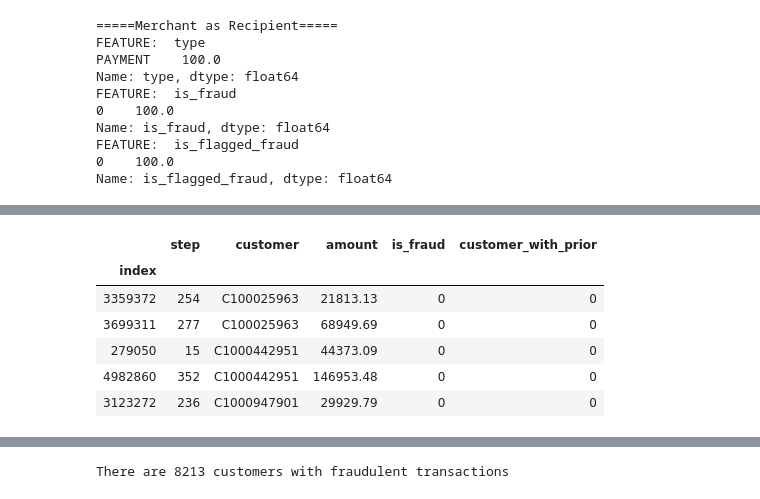
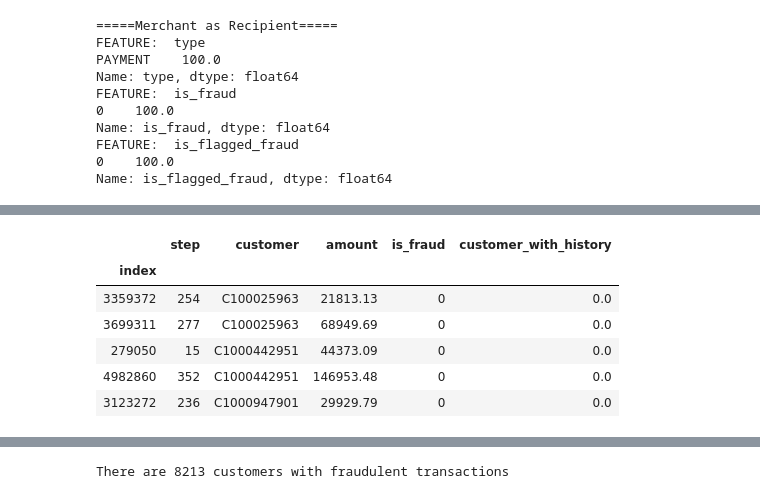
Before and after one commit to valmadrid/Detecting-Financial-Fraud-Transactions, a Jupyter notebook: financial_fraud.ipynb, the cells around one changed output, grey strips where cells are left out. Saved outputs shown, nothing was run; the diff lists cells and outputs as text; code cells hidden in the pictures.

```diff
--- a/financial_fraud.ipynb
+++ b/financial_fraud.ipynb
@@ -337,27 +496,33 @@ Name: is_flagged_fraud, dtype: float64
 # %%
-repeated_customer = df[df.customer.duplicated(keep=False) == True][[
-    "step", "customer", "amount", "is_fraud"
-]].sort_values(["customer", "step"]).reset_index(drop=False)
+# Get all customer IDs that appeared more than once
+# repeated_customer = df[df.customer.duplicated(keep=False) == True][[
+#     "step", "customer", "amount", "is_fraud"
+# ]].sort_values(["customer", "step"]).reset_index(drop=False)
 
-for i in range(1, len(repeated_customer)):
-    if (repeated_customer.customer.iloc[i] == repeated_customer.customer.iloc[
-            i - 1]) & (repeated_customer.step.iloc[i] >
-                       repeated_customer.step.iloc[i - 1]) & (
-                           repeated_customer.is_fraud.iloc[i - 1] == 1):
-        repeated_customer.at[i, "customer_with_prior"] = 1
-    else:
-        repeated_customer.at[i, "customer_with_prior"] = 0
-repeated_customer.at[0, "customer_with_prior"] = 0
-repeated_customer.customer_with_prior = repeated_customer.customer_with_prior.astype(
-    "int64", errors="ignore")
+# # Add a column to mark all IDs with fraud history
+# repeated_customer["customer_with_history"] = pd.Series([])
+# for i in range(1, len(repeated_customer)):
+#     if (repeated_customer.customer.iloc[i] ==
+#             repeated_customer.customer.iloc[  # same customer ID
+#                 i - 1]
+#         ) & (
+#             repeated_customer.step.iloc[i] >  # event in row i comes after i-1
+#             repeated_customer.step.iloc[i - 1]) & (
+#                 (repeated_customer.is_fraud.iloc[i - 1] == 1)
+#                 |  #either i-1 event was a fraud or i-1 customer had history
+#                 (repeated_customer.customer_with_history[i - 1] == 1)):
+#         repeated_customer.customer_with_history.iloc[i] = 1
+#     else:
+#         repeated_customer.customer_with_history.iloc[i] = 0
+# repeated_customer.customer_with_history.iloc[0] = 0
 
-repeated_customer.set_index("index", drop=True, inplace=True)
-repeated_customer.head()
+# repeated_customer.set_index("index", drop=True, inplace=True)
+# repeated_customer.head()
 # %% [output]
-|  | step | customer | amount | is_fraud | customer_with_prior |
+|  | step | customer | amount | is_fraud | customer_with_history |
 | index |  |  |  |  |  |
-| 3359372 | 254 | C100025963 | 21813.13 | 0 | 0 |
-| 3699311 | 277 | C100025963 | 68949.69 | 0 | 0 |
-| 279050 | 15 | C1000442951 | 44373.09 | 0 | 0 |
-| 4982860 | 352 | C1000442951 | 146953.48 | 0 | 0 |
-| 3123272 | 236 | C1000947901 | 29929.79 | 0 | 0 |
+| 3359372 | 254 | C100025963 | 21813.13 | 0 | 0.0 |
+| 3699311 | 277 | C100025963 | 68949.69 | 0 | 0.0 |
+| 279050 | 15 | C1000442951 | 44373.09 | 0 | 0.0 |
+| 4982860 | 352 | C1000442951 | 146953.48 | 0 | 0.0 |
+| 3123272 | 236 | C1000947901 | 29929.79 | 0 | 0.0 |
```
Also changed, not shown: parts of 19 cells of this notebook.
